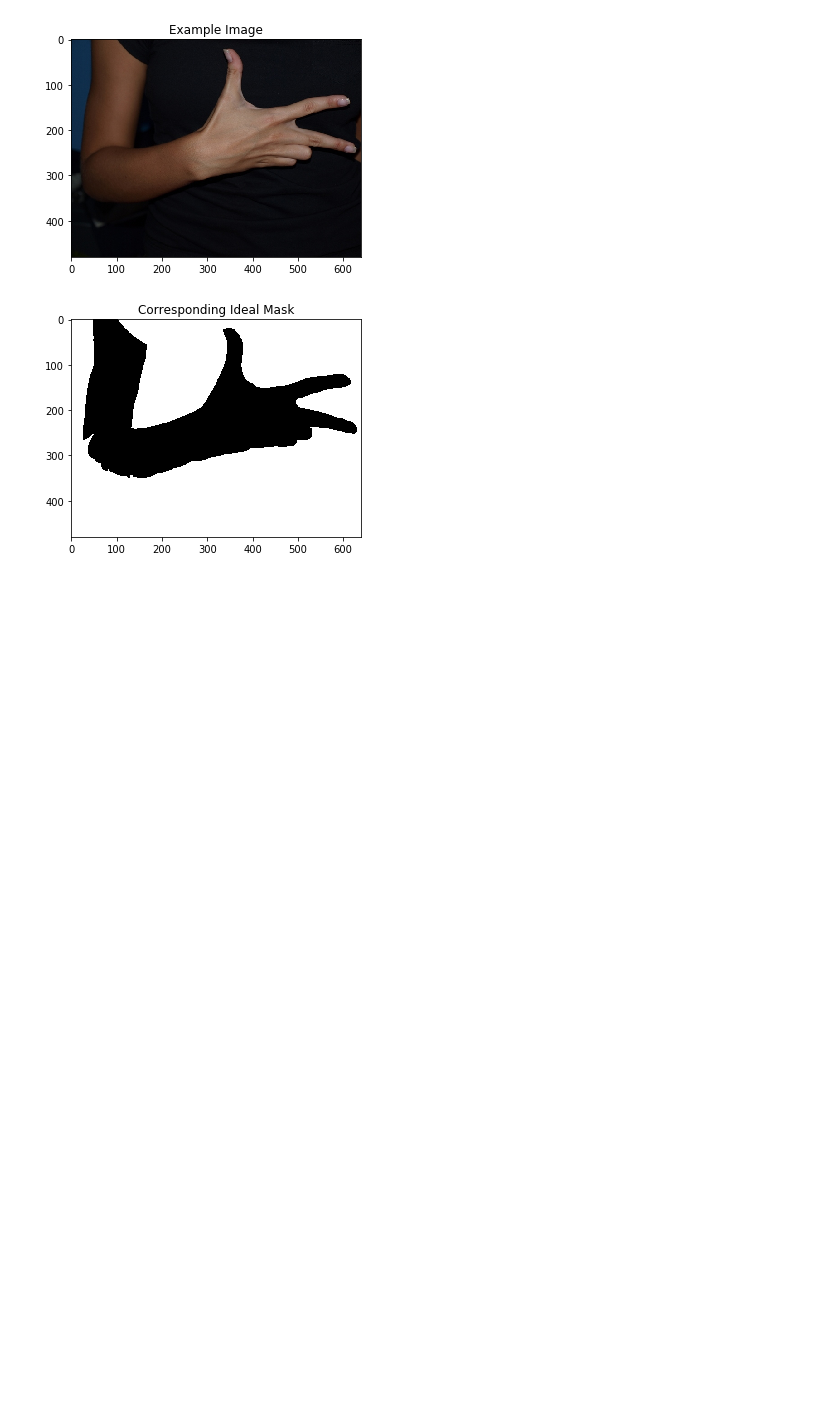
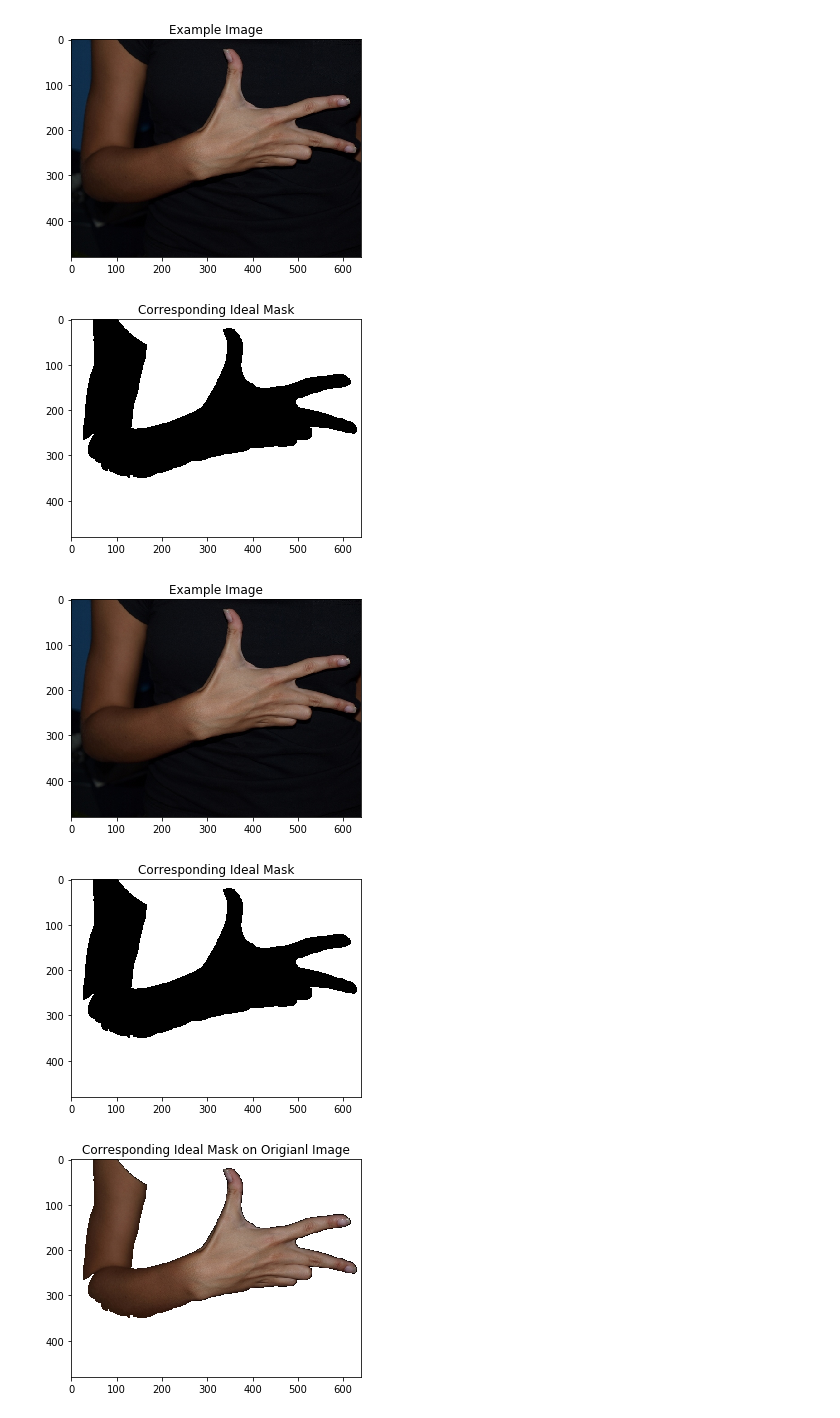
Before and after one commit to uridr/Finger-Detection, a Jupyter notebook: preprocessing/skin_color_characterization.ipynb, the cells around one changed output. Cells and saved outputs as stored; diff of their text form; code cells hidden in the pictures; blank space fills up the shorter version.

Commit message:
histo

```diff
--- a/preprocessing/skin_color_characterization.ipynb
+++ b/preprocessing/skin_color_characterization.ipynb
@@ -26,3 +27,27 @@ plt.show()
 # %% [output]
 [figure]
 [figure]
+# %%
+def skinDetection(image, mask, value = 255):
+    mask_skin = mask != 0
+    img = image.copy()
+    img[mask_skin]= value
+    return img
+# %%
+skin_images = {}
+for key in images.keys():
+    skin_images[key] = skinDetection(images[key], masks[key])
+# %%
+plt.title("Example Image")
+plt.imshow(cv2.cvtColor(images['3_P_hgr1_id05_3'], cv2.COLOR_BGR2RGB))
+plt.show()
+plt.title("Corresponding Ideal Mask")
+plt.imshow(cv2.cvtColor(masks['3_P_hgr1_id05_3'], cv2.COLOR_BGR2RGB))
+plt.show()
+plt.title("Corresponding Ideal Mask on Origianl Image")
+plt.imshow(cv2.cvtColor(skin_images['3_P_hgr1_id05_3'], cv2.COLOR_BGR2RGB))
+plt.show()
+# %% [output]
+[figure, added]
+[figure, added]
+[figure, added]
```
Also changed, not shown: parts of 4 cells of this notebook.
